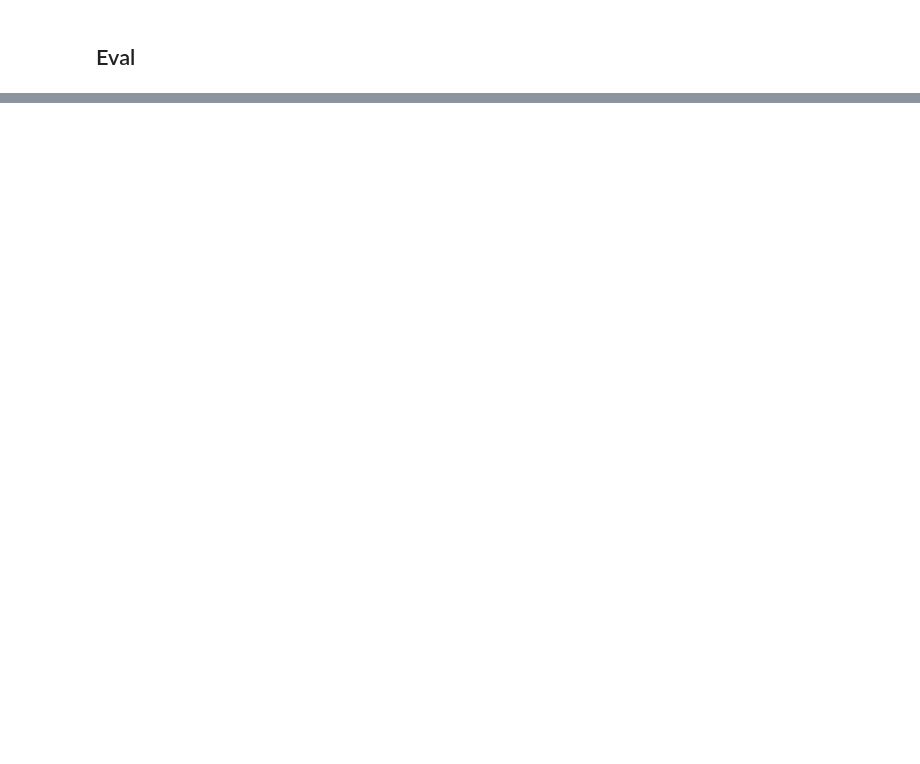
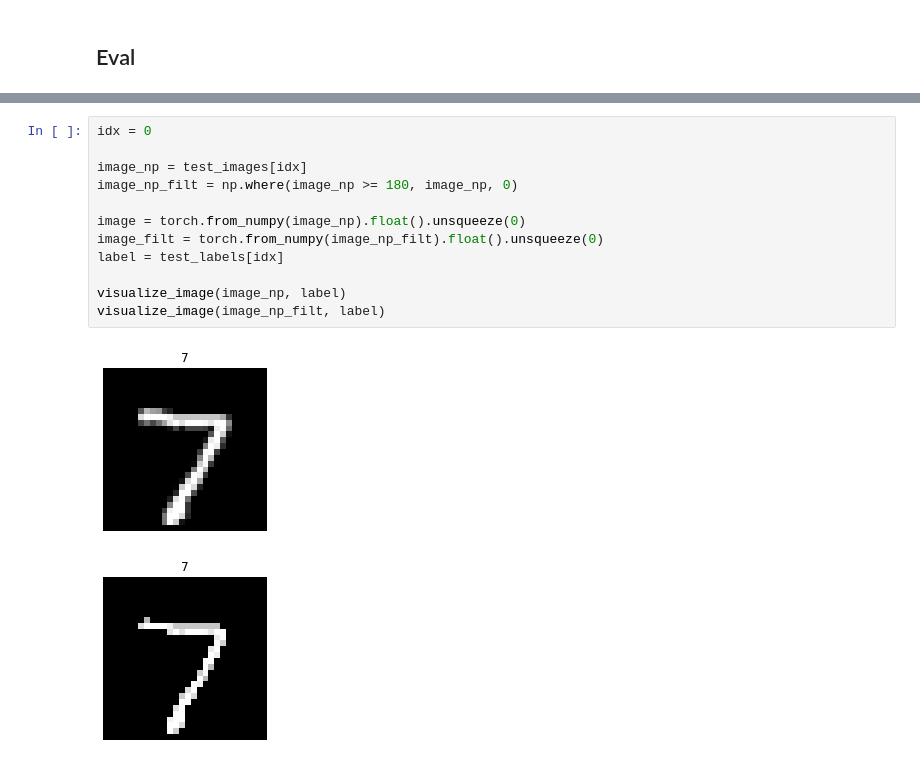
Before and after one commit to Alex-Bishka/ml-fun, a Jupyter notebook: mnist-mech-interp/SAEs/standard-compressed.ipynb, the cells around one changed output, grey strips where cells are left out. Cells and saved outputs as stored; diff of their text form; blank space fills up the shorter version.

```diff
--- a/mnist-mech-interp/SAEs/standard-compressed.ipynb
+++ b/mnist-mech-interp/SAEs/standard-compressed.ipynb
@@ -408,0 +612,15 @@ print(f"Final Test Accuracy: {test_accuracy:.2f}%")
+# %%
+idx = 0
+
+image_np = test_images[idx]
+image_np_filt = np.where(image_np >= 180, image_np, 0)
+
+image = torch.from_numpy(image_np).float().unsqueeze(0)
+image_filt = torch.from_numpy(image_np_filt).float().unsqueeze(0)
+label = test_labels[idx]
+
+visualize_image(image_np, label)
+visualize_image(image_np_filt, label)
+# %% [output]
+[figure, added]
+[figure, added]
```
Also changed, not shown: parts of 24 cells of this notebook, 1 other file.
